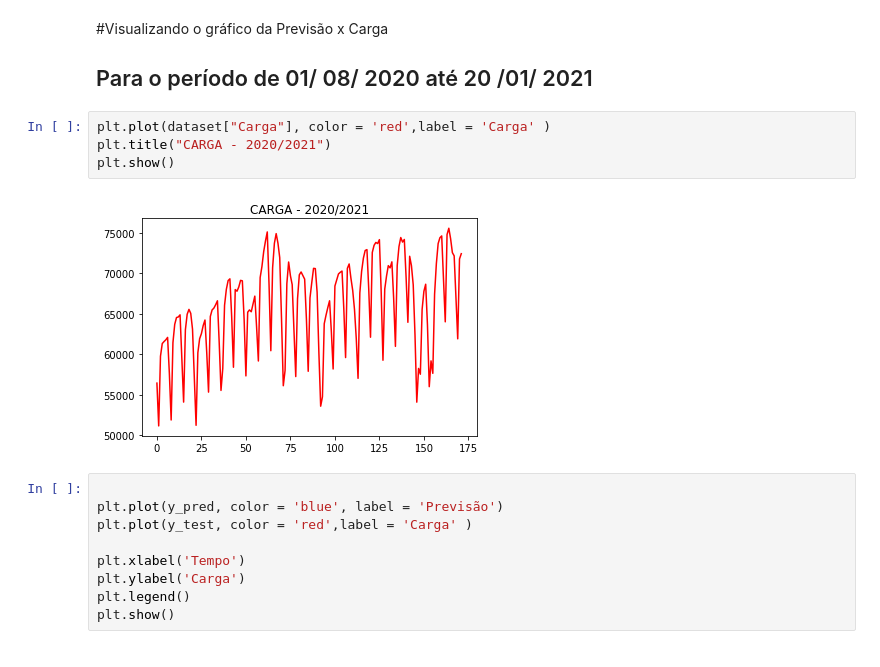
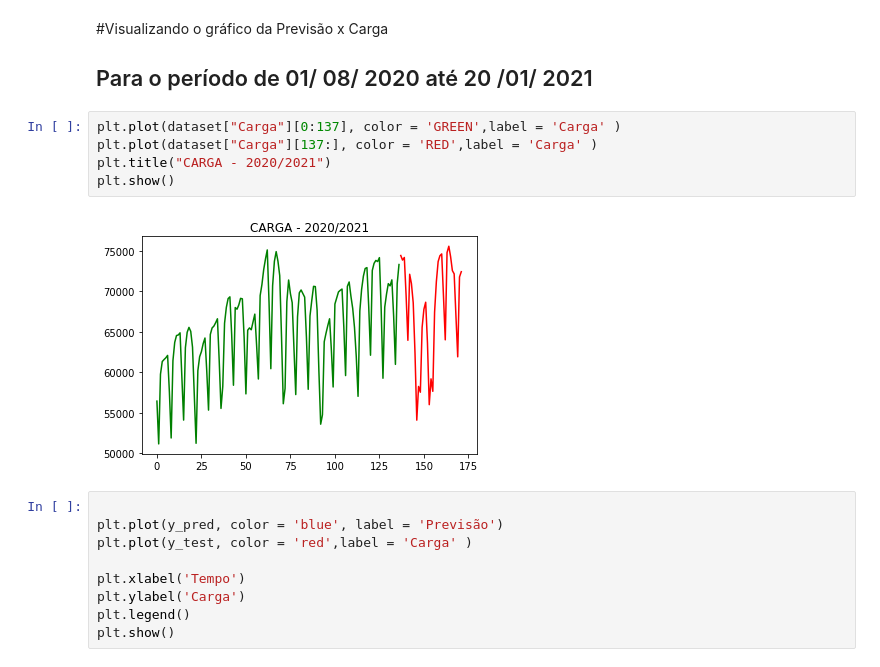
Before and after one commit to alexlourencomattos/machinelearning, a Jupyter notebook: multiple_linear_regression_carga_2019_2020.ipynb, the cells around one changed output. Cells and saved outputs as stored; diff of their text form.

```diff
--- a/multiple_linear_regression_carga_2019_2020.ipynb
+++ b/multiple_linear_regression_carga_2019_2020.ipynb
@@ -126,11 +126,12 @@ Mean Error =  9.15%
 #Visualizando o gráfico da Previsão x Carga
 ## Para o período de 01/ 08/ 2020 até 20 /01/ 2021
 # %%
-plt.plot(dataset["Carga"], color = 'red',label = 'Carga' )
+plt.plot(dataset["Carga"][0:137], color = 'GREEN',label = 'Carga' )
+plt.plot(dataset["Carga"][137:], color = 'RED',label = 'Carga' )
 plt.title("CARGA - 2020/2021")
 plt.show()
 # %% [output]
-[figure, old version]
+[figure, new version]
 # %%
 
 plt.plot(y_pred, color = 'blue', label = 'Previsão')
```
